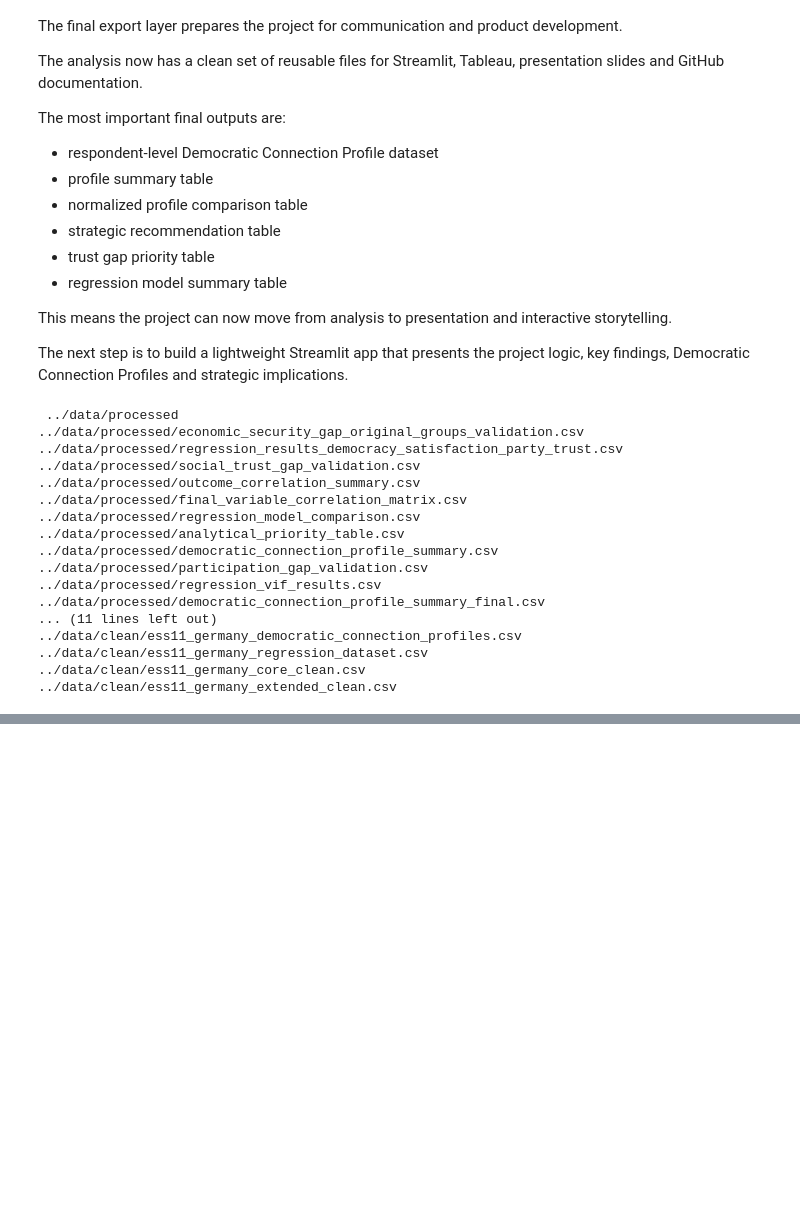
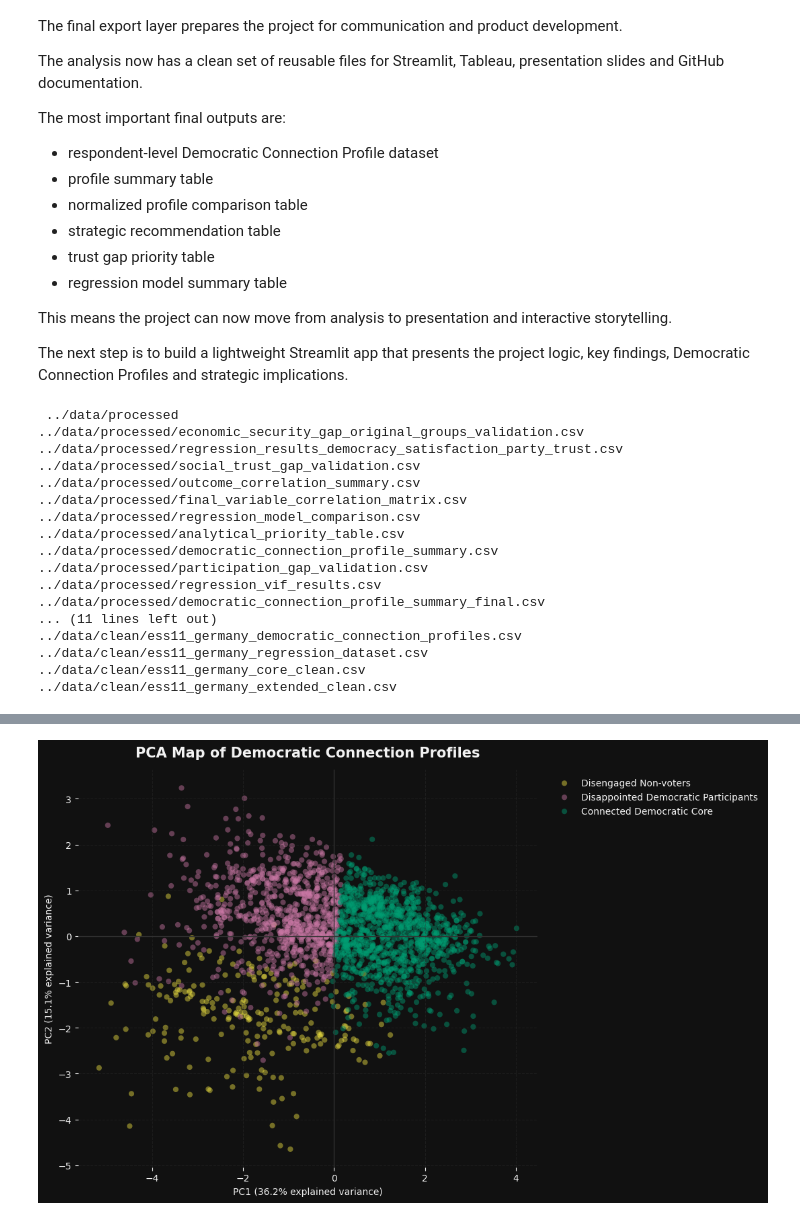
Before and after one commit to kainaegle/democratic-connection-ess11-germany, a Jupyter notebook: notebooks/01_ess11_germany_eda.ipynb, the cells around one changed output, grey strips where cells are left out. Drawn from its saved outputs; the diff is of its cells as text; code cells hidden in the pictures; blank space fills up the shorter version.

```diff
--- a/notebooks/01_ess11_germany_eda.ipynb
+++ b/notebooks/01_ess11_germany_eda.ipynb
@@ -5936,0 +6142,17 @@ for folder in ["../data/processed", "../data/clean"]:
+# %%
+# 66.2 Run PCA
+
+pca = PCA(n_components=2, random_state=42)
+
+pca_components = pca.fit_transform(X_pca_scaled)
+
+df_pca["PC1"] = pca_components[:, 0]
+df_pca["PC2"] = pca_components[:, 1]
+
+explained_variance = pd.DataFrame({
+    "component": ["PC1", "PC2"],
+    "explained_variance_ratio": pca.explained_variance_ratio_,
+    "explained_variance_percent": pca.explained_variance_ratio_ * 100
+}).round(3)
+
+explained_variance
@@ -5936,0 +6236,83 @@ for folder in ["../data/processed", "../data/clean"]:
+# %%
+# 66.5 Visualize PCA map of Democratic Connection Profiles
+
+dark_bg = "#111111"
+text_col = "#F2F2F2"
+grid_col = "#333333"
+
+profile_colors = {
+    "Connected Democratic Core": "#009E73",
+    "Disappointed Democratic Participants": "#CC79A7",
+    "Disengaged Non-voters": "#F0E442"
+}
+
+profiles_order = [
+    "Disengaged Non-voters",
+    "Disappointed Democratic Participants",
+    "Connected Democratic Core"
+]
+
+fig, ax = plt.subplots(figsize=(11, 7))
+fig.patch.set_facecolor(dark_bg)
+ax.set_facecolor(dark_bg)
+
+for profile in profiles_order:
+    data = df_pca[df_pca["democratic_connection_profile"] == profile]
+
+    ax.scatter(
+        data["PC1"],
+        data["PC2"],
+        label=profile,
+        color=profile_colors.get(profile, "#56B4E9"),
+        alpha=0.45,
+        s=35,
+        edgecolors="none"
+    )
+
+ax.axhline(0, color=grid_col, linewidth=1)
+ax.axvline(0, color=grid_col, linewidth=1)
+
+pc1_var = explained_variance.loc[explained_variance["component"] == "PC1", "explained_variance_percent"].iloc[0]
+pc2_var = explained_variance.loc[explained_variance["component"] == "PC2", "explained_variance_percent"].iloc[0]
+
+ax.set_title(
+    "PCA Map of Democratic Connection Profiles",
+    color=text_col,
+    fontsize=15,
+    weight="bold",
+    pad=14
+)
+
+ax.set_xlabel(f"PC1 ({pc1_var:.1f}% explained variance)", color=text_col)
+ax.set_ylabel(f"PC2 ({pc2_var:.1f}% explained variance)", color=text_col)
+
+ax.tick_params(axis="x", colors=text_col)
+ax.tick_params(axis="y", colors=text_col)
+
+ax.xaxis.grid(True, color=grid_col, linestyle="--", alpha=0.4)
+ax.yaxis.grid(True, color=grid_col, linestyle="--", alpha=0.4)
+
+for spine in ax.spines.values():
+    spine.set_visible(False)
+
+legend = ax.legend(
+    frameon=False,
+    loc="upper left",
+    bbox_to_anchor=(1.02, 1)
+)
+
+for text in legend.get_texts():
+    text.set_color(text_col)
+
+plt.tight_layout()
+
+plt.savefig(
+    viz_path / "14_pca_map_democratic_connection_profiles_dark.png",
+    dpi=300,
+    bbox_inches="tight",
+    facecolor=fig.get_facecolor()
+)
+
+plt.show()
+# %% [output]
+[figure, added]
```
Also changed, not shown: parts of 45 cells of this notebook, 16 other files.
